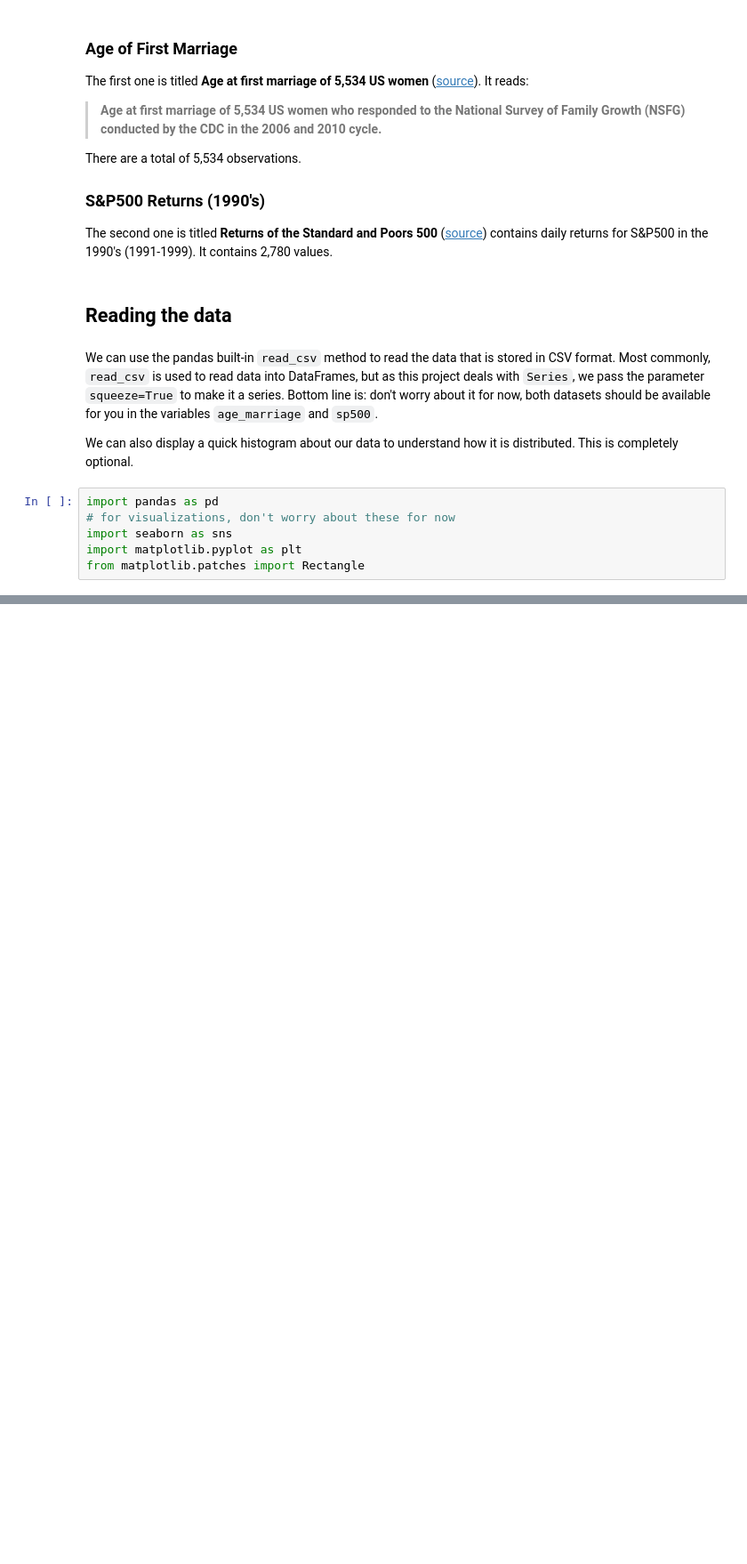
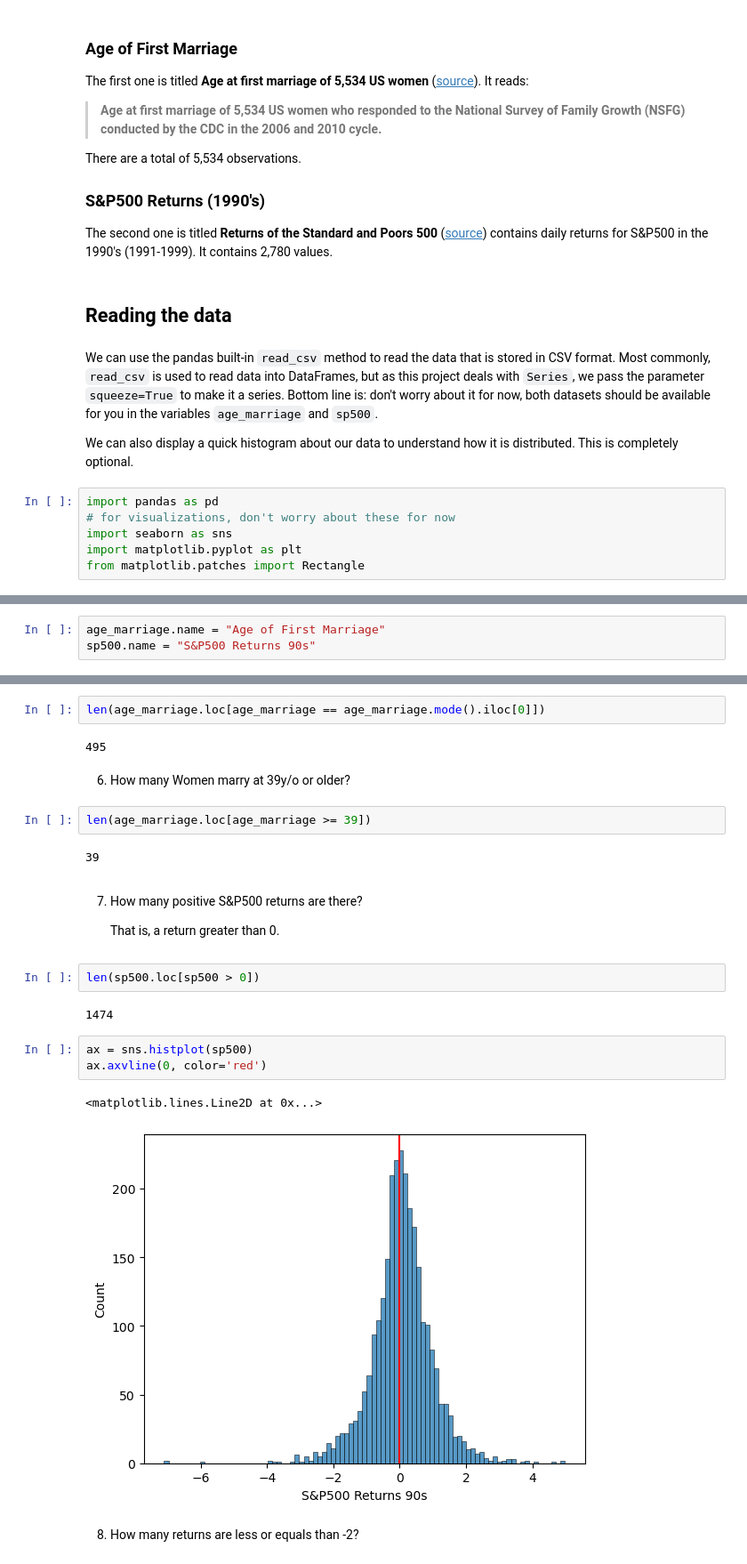
Before and after one commit to DVadeus/Uber, a Jupyter notebook: pandas.ipynb, the cells around one changed output, grey strips where cells are left out. Shown at 89% size. Cells and saved outputs as stored; diff of their text form; blank space fills up the shorter version.

```diff
--- a/pandas.ipynb
+++ b/pandas.ipynb
@@ -1334,0 +1662,3 @@ age_marriage = pd.read_csv
+# %%
+age_marriage.name = "Age of First Marriage"
+sp500.name = "S&P500 Returns 90s"
@@ -1334,0 +1689,26 @@ age_marriage = pd.read_csv
+# %%
+len(age_marriage.loc[age_marriage == age_marriage.mode().iloc[0]])
+# %% [output]
+495
+# %% [markdown]
+6. How many Women marry at 39y/o or older?
+# %%
+len(age_marriage.loc[age_marriage >= 39])
+# %% [output]
+39
+# %% [markdown]
+7. How many positive S&P500 returns are there?
+
+    That is, a return greater than 0.
+# %%
+len(sp500.loc[sp500 > 0])
+# %% [output]
+1474
+# %%
+ax = sns.histplot(sp500)
+ax.axvline(0, color='red')
+# %% [output]
+<matplotlib.lines.Line2D at 0x...>
+[figure, added]
+# %% [markdown]
+8. How many returns are less or equals than -2?
```
Also changed, not shown: parts of 117 cells of this notebook, 2 other files.
